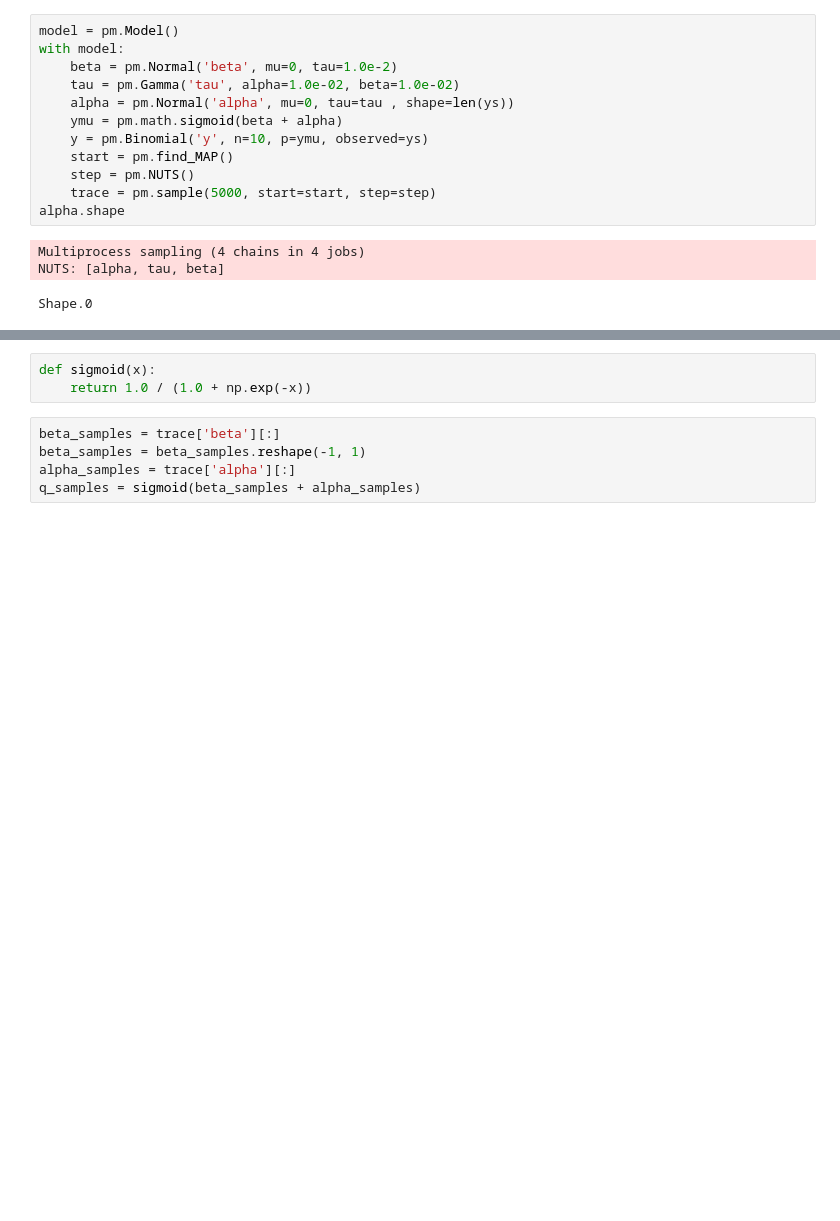
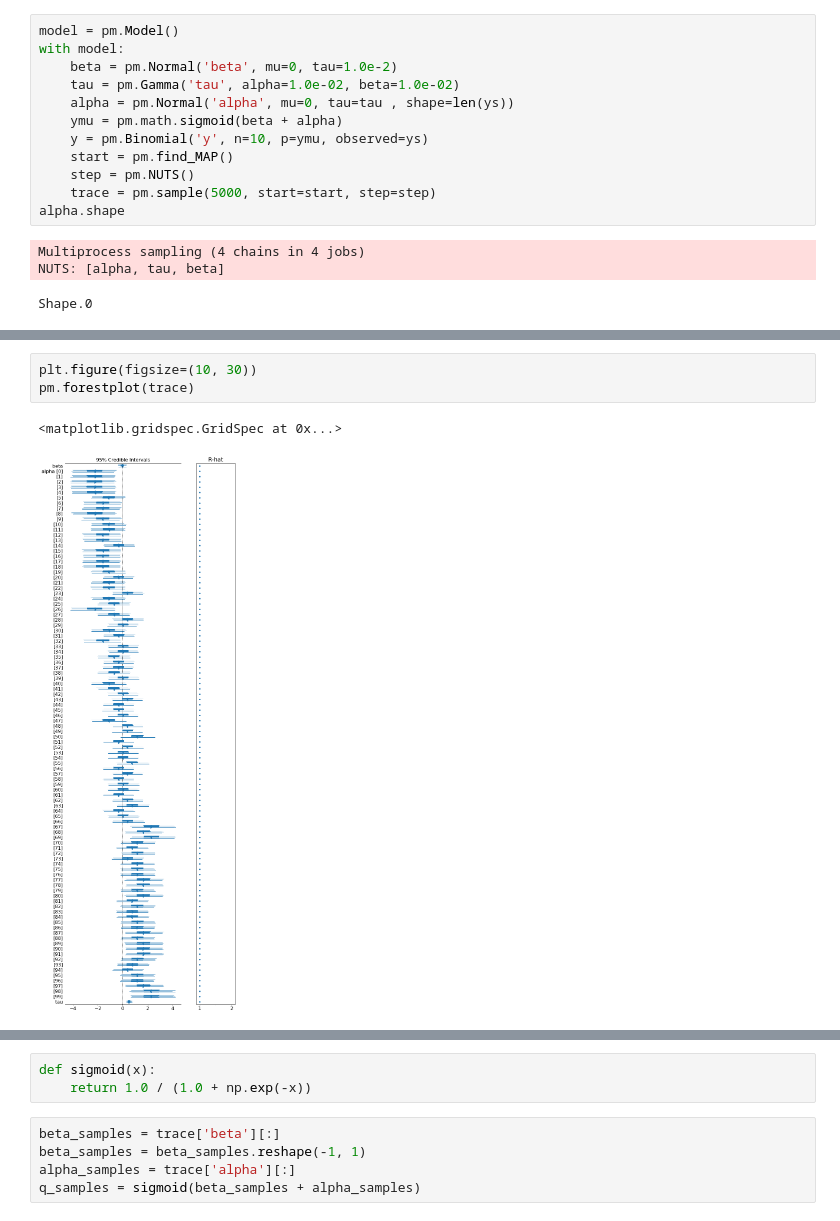
Before and after one commit to seiya-kumada/cct_blog, a Jupyter notebook: pymc3/sample_0.ipynb, the cells around one changed output, grey strips where cells are left out. Drawn from its saved outputs; the diff is of its cells as text; blank space fills up the shorter version.

```diff
--- a/pymc3/sample_0.ipynb
+++ b/pymc3/sample_0.ipynb
@@ -110,0 +131,6 @@ plt.show()
+# %%
+plt.figure(figsize=(10, 30))
+pm.forestplot(trace)
+# %% [output]
+<matplotlib.gridspec.GridSpec at 0x...>
+[figure, added]
```
Also changed, not shown: parts of 7 cells of this notebook.
